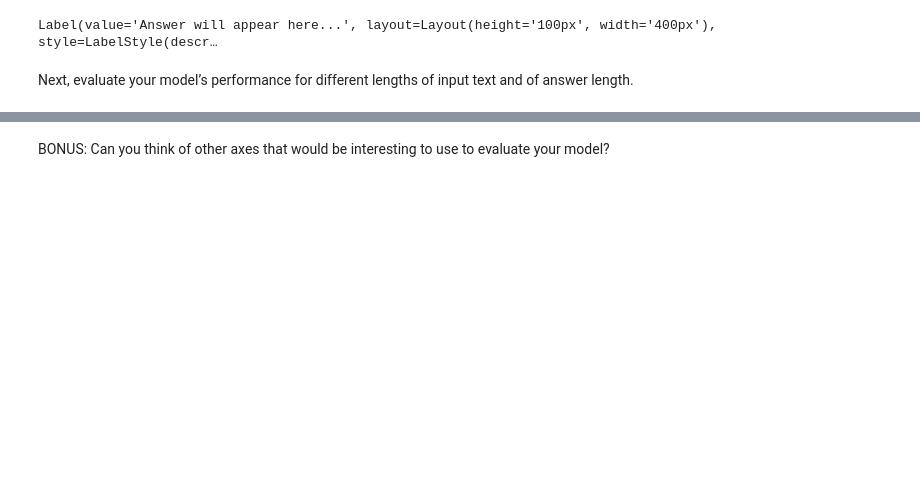
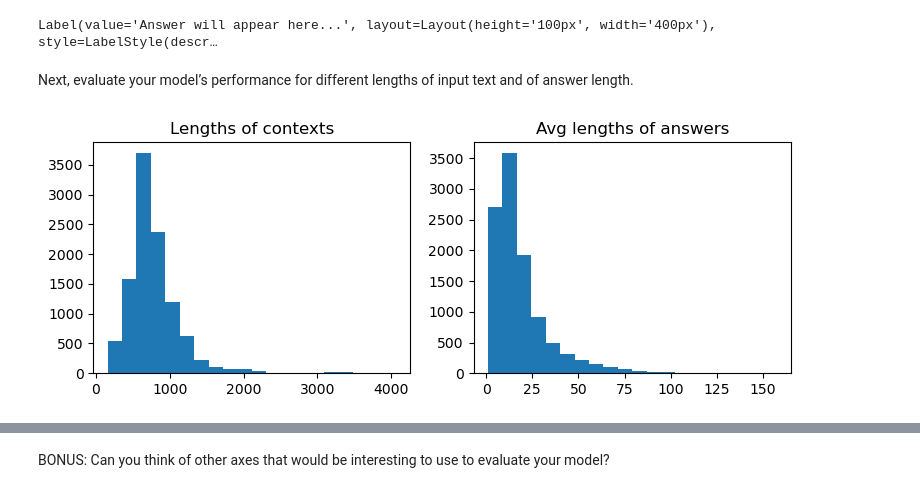
Before and after one commit to JaneAmi/Data_DL, a Jupyter notebook: HW7_Question_Answering.ipynb, the cells around one changed output, grey strips where cells are left out. Saved outputs shown, nothing was run; the diff lists cells and outputs as text; code cells hidden in the pictures; blank space fills up the shorter version.

```diff
--- a/HW7_Question_Answering.ipynb
+++ b/HW7_Question_Answering.ipynb
@@ -514,0 +450,25 @@ Next, evaluate your model’s performance for different lengths of input text an
+# %%
+import matplotlib.pyplot as plt
+
+plt.figure(figsize=(9, 3))
+
+# check context length in the dataset
+lengths = []
+for cntxt in datasets["validation"]['context']:
+    lengths.append(len(cntxt))
+
+plt.subplot(1, 2, 1)
+plt.hist(lengths, bins=20)
+plt.title(f'Lengths of contexts')
+
+# check answers length in the dataset
+m_lengths = []
+for answ in datasets["validation"]['answers']:
+    m_lengths.append(np.mean([len(a) for a in answ['text']]))
+
+plt.subplot(1, 2, 2)
+plt.hist(m_lengths, bins=20)
+plt.title(f'Avg lengths of answers')
+plt.show()
+# %% [output]
+[figure, added]
```
Also changed, not shown: parts of 16 cells of this notebook.
